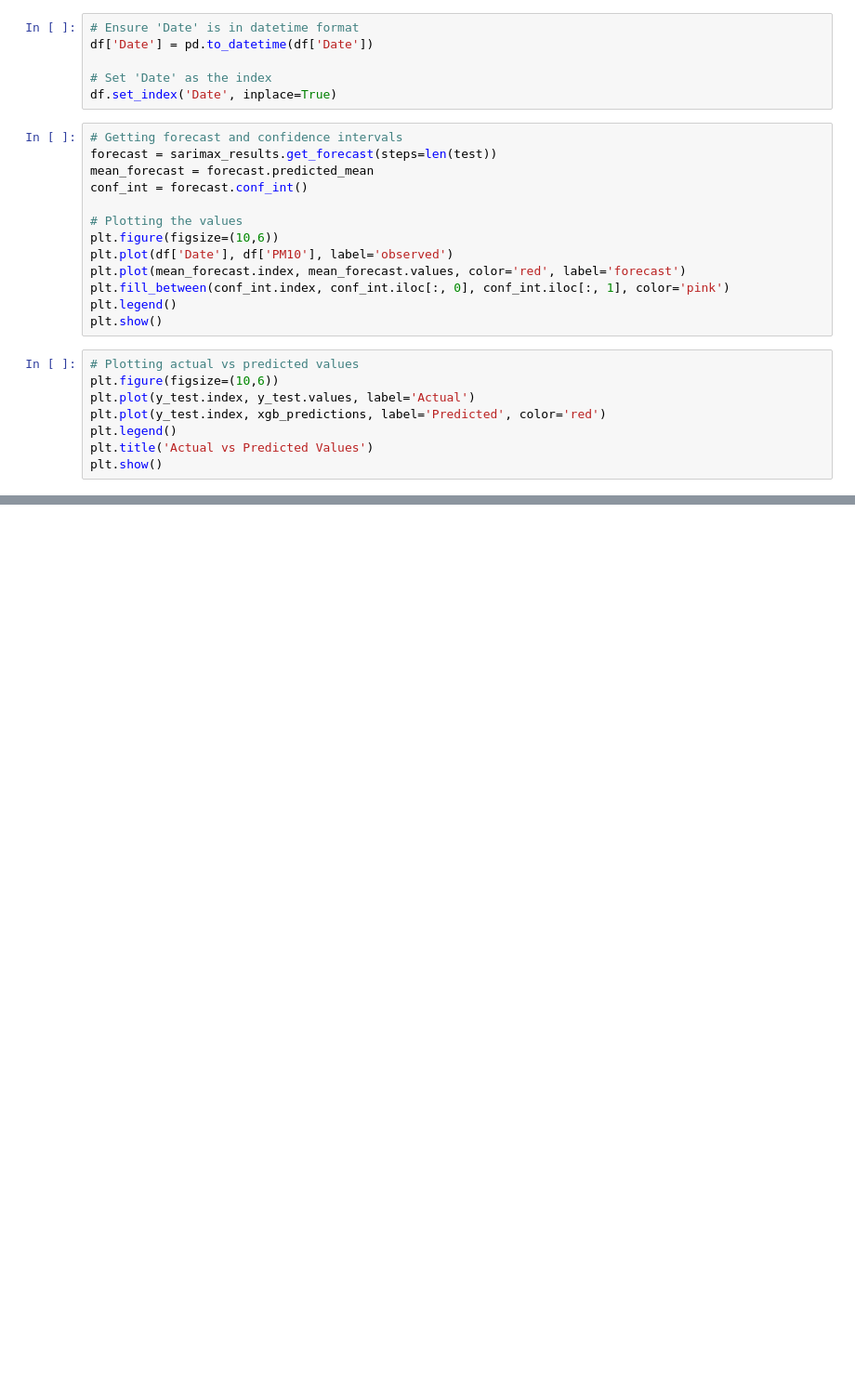
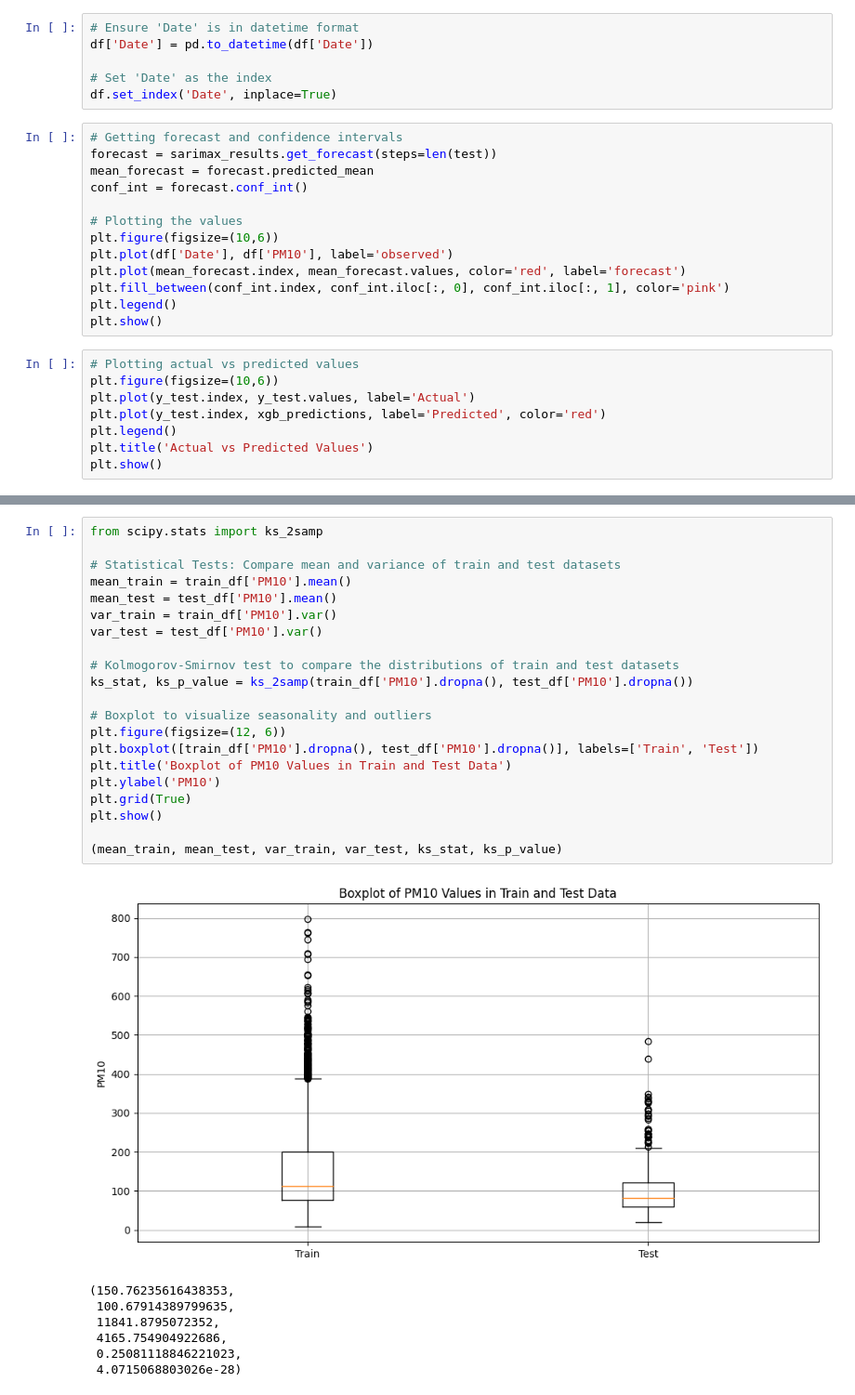
Before and after one commit to datagrad/Kamal-Thesis-Work, a Jupyter notebook: SARIMAX_with_XGBoost_PM10.ipynb, the cells around one changed output, grey strips where cells are left out. Shown at 93% size. Cells and saved outputs as stored; diff of their text form; blank space fills up the shorter version.

```diff
--- a/SARIMAX_with_XGBoost_PM10.ipynb
+++ b/SARIMAX_with_XGBoost_PM10.ipynb
@@ -350,0 +602,29 @@ plt.show()
+# %%
+from scipy.stats import ks_2samp
+
+# Statistical Tests: Compare mean and variance of train and test datasets
+mean_train = train_df['PM10'].mean()
+mean_test = test_df['PM10'].mean()
+var_train = train_df['PM10'].var()
+var_test = test_df['PM10'].var()
+
+# Kolmogorov-Smirnov test to compare the distributions of train and test datasets
+ks_stat, ks_p_value = ks_2samp(train_df['PM10'].dropna(), test_df['PM10'].dropna())
+
+# Boxplot to visualize seasonality and outliers
+plt.figure(figsize=(12, 6))
+plt.boxplot([train_df['PM10'].dropna(), test_df['PM10'].dropna()], labels=['Train', 'Test'])
+plt.title('Boxplot of PM10 Values in Train and Test Data')
+plt.ylabel('PM10')
+plt.grid(True)
+plt.show()
+
+(mean_train, mean_test, var_train, var_test, ks_stat, ks_p_value)
+# %% [output]
+[figure, added]
+(150.76235616438353,
+ 100.67914389799635,
+ 11841.8795072352,
+ 4165.754904922686,
+ 0.25081118846221023,
+ 4.0715068803026e-28)
```
Also changed, not shown: parts of 53 cells of this notebook.
